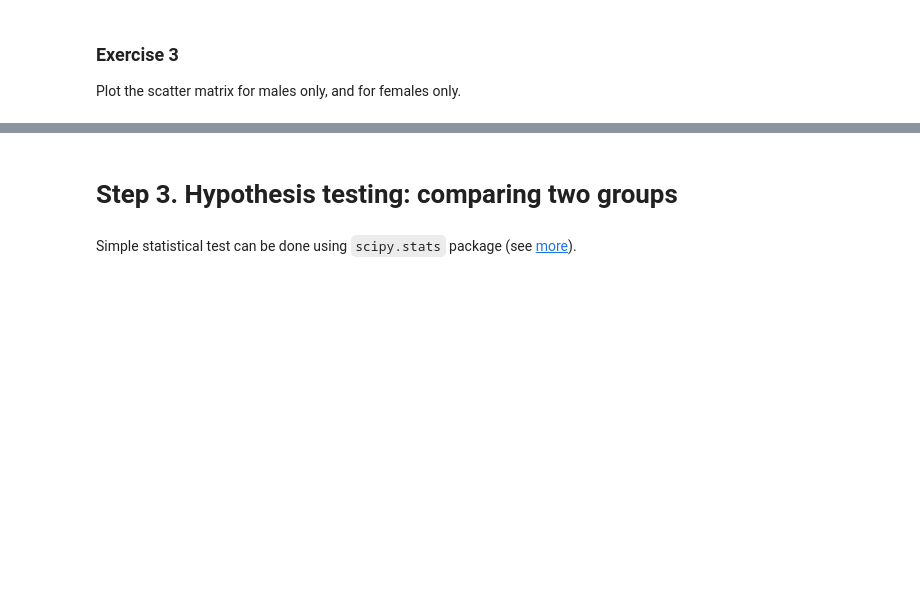
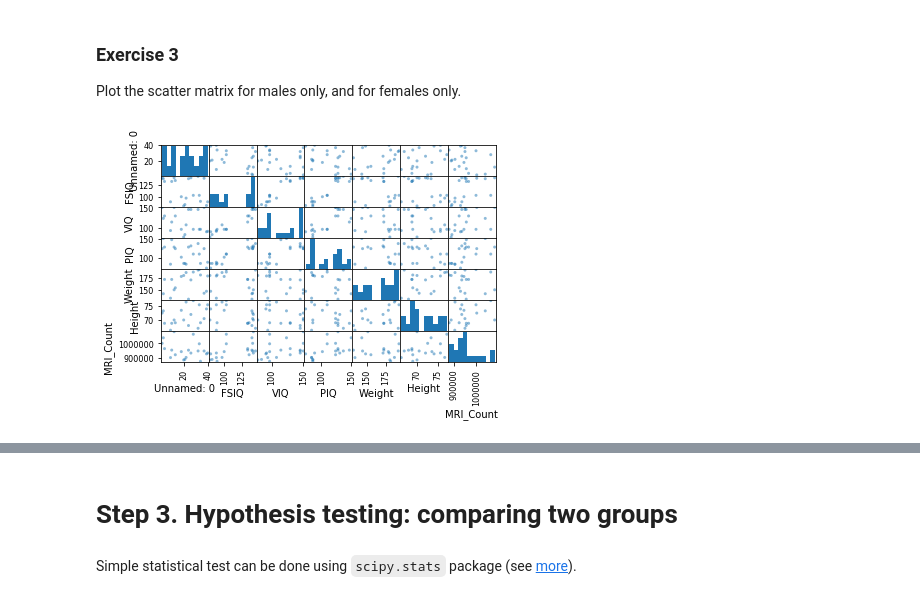
Before and after one commit to nomemm/advstat-labs, a Jupyter notebook: Lab01/Lab01.ipynb, the cells around one changed output, grey strips where cells are left out. Saved outputs shown, nothing was run; the diff lists cells and outputs as text; code cells hidden in the pictures; blank space fills up the shorter version.

```diff
--- a/Lab01/Lab01.ipynb
+++ b/Lab01/Lab01.ipynb
@@ -151,5 +267,9 @@ plt.show()
 Plot the scatter matrix for males only, and for females only.
 # %%
 # scatter matrix for males
+scatter_matrix(data[data['Gender'] == 'Male'])
+plt.show()
+# %% [output]
+[figure, added]
 # %%
 # scatter matrix for females
```
Also changed, not shown: parts of 32 cells of this notebook.
